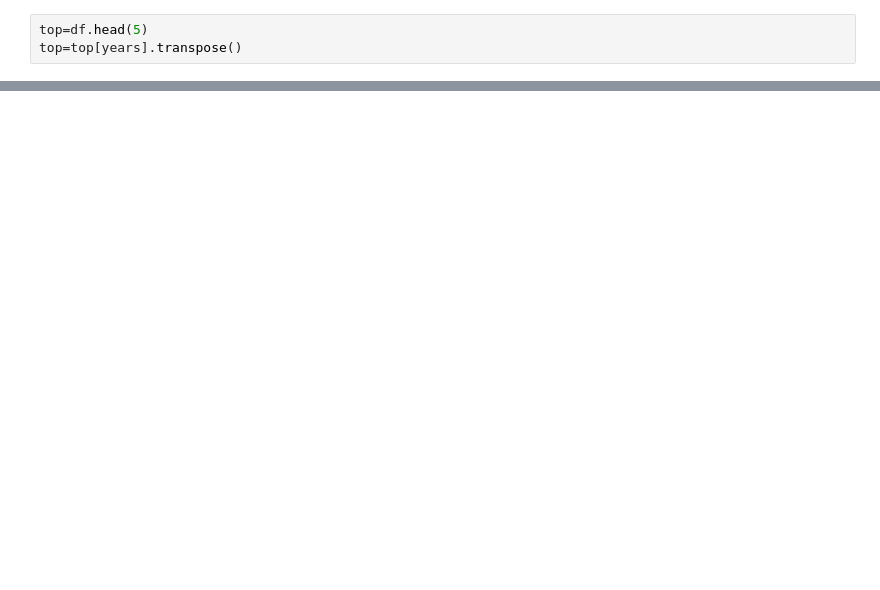
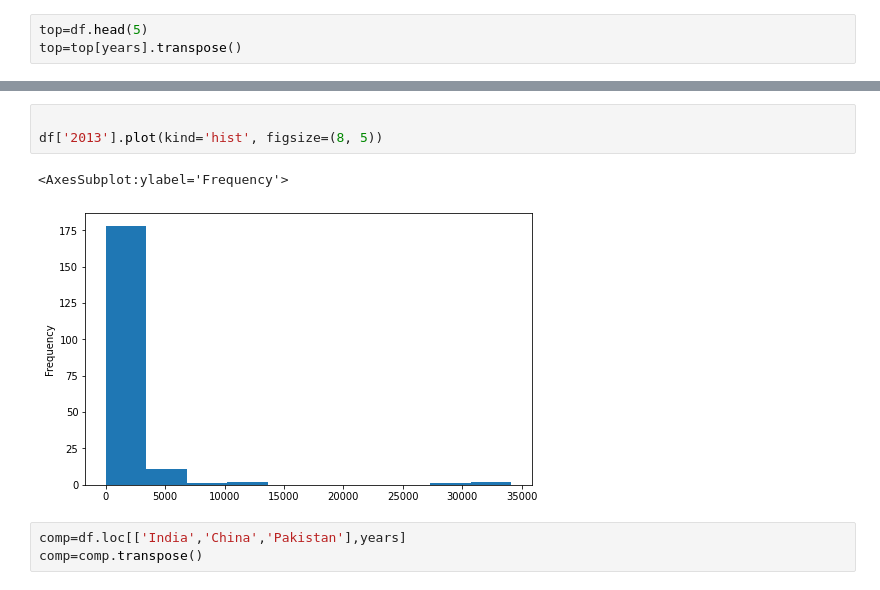
Before and after one commit to AbhinandGK/Canada-immigration-Analysis, a Jupyter notebook: canada emigration.ipynb, the cells around one changed output, grey strips where cells are left out. Saved outputs shown, nothing was run; the diff lists cells and outputs as text; blank space fills up the shorter version.

```diff
--- a/canada emigration.ipynb
+++ b/canada emigration.ipynb
@@ -213,0 +215,9 @@ Text(0, 0.5, 'Years')
+# %%
+
+df['2013'].plot(kind='hist', figsize=(8, 5))
+# %% [output]
+<AxesSubplot:ylabel='Frequency'>
+[figure, added]
+# %%
+comp=df.loc[['India','China','Pakistan'],years]
+comp=comp.transpose()
```
Also changed, not shown: parts of 13 cells of this notebook.
